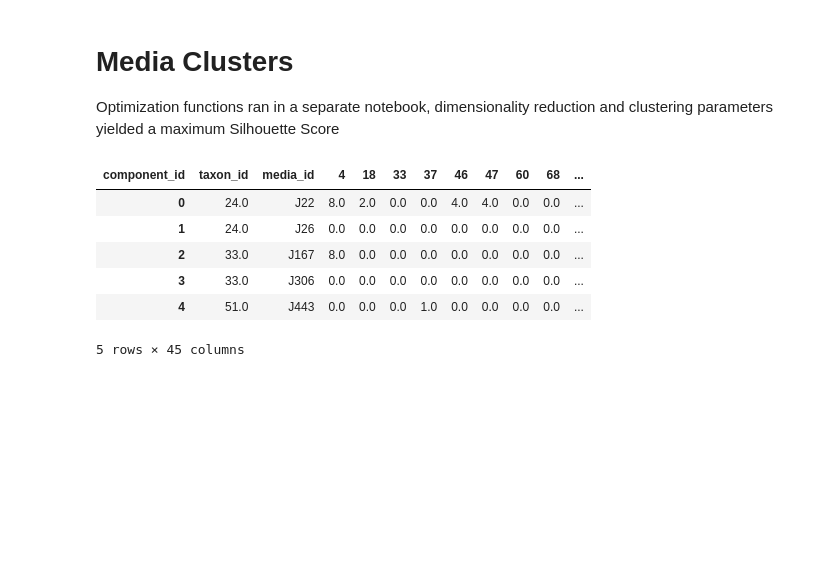
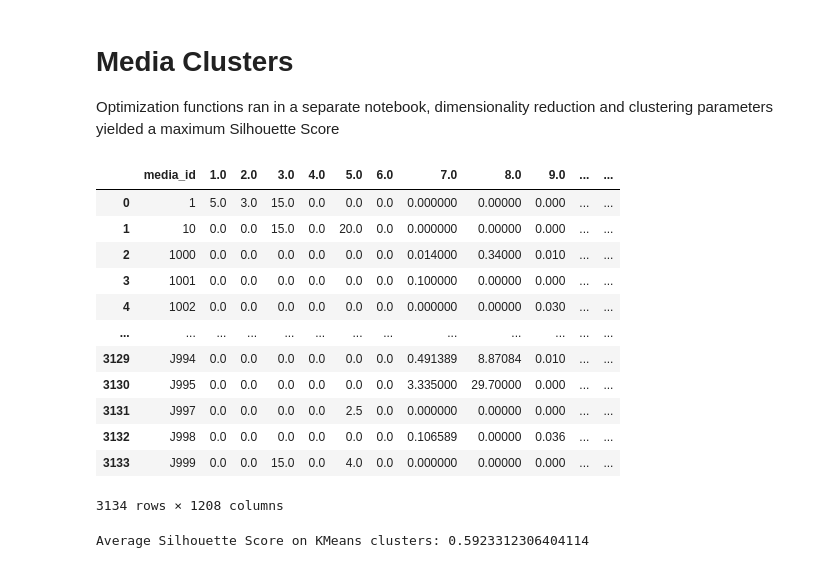
Before and after one commit to giovannellilab/media-prediction, a Jupyter notebook: notebooks/04-Model-Eval.ipynb, the cells around one changed output. Drawn from its saved outputs; the diff is of its cells as text; code cells hidden in the pictures; blank space fills up the shorter version.

Commit message:
Update media clustering

```diff
--- a/notebooks/04-Model-Eval.ipynb
+++ b/notebooks/04-Model-Eval.ipynb
@@ -372,31 +370,68 @@ shap.plots.beeswarm(shap_values)
 # Media Clusters
 
 Optimization functions ran in a separate notebook, dimensionality reduction and clustering parameters yielded a maximum Silhouette Score
-# %%
-media_df = pd.read_csv(os.path.join(DATA_DIR, "media2ec-explode.csv"), low_memory=False)
-
-media_df = media_df.dropna(subset='component_id', how='any')
-media_df['component_id'] = media_df['component_id'].astype(int)
-media_df = media_df[["taxon_id", "media_id", "component_id"]].value_counts().reset_index()
-media_df = media_df.pivot(index=["taxon_id", "media_id"], columns="component_id", values="count")
-media_df = media_df.fillna(0.0).reset_index()
-
-media_df.head()
-# %% [output]
-| component_id | taxon_id | media_id | 4 | 18 | 33 | 37 | 46 | 47 | 60 | 68 | ... |
-| 0 | 24.0 | J22 | 8.0 | 2.0 | 0.0 | 0.0 | 4.0 | 4.0 | 0.0 | 0.0 | ... |
-| 1 | 24.0 | J26 | 0.0 | 0.0 | 0.0 | 0.0 | 0.0 | 0.0 | 0.0 | 0.0 | ... |
-| 2 | 33.0 | J167 | 8.0 | 0.0 | 0.0 | 0.0 | 0.0 | 0.0 | 0.0 | 0.0 | ... |
-| 3 | 33.0 | J306 | 0.0 | 0.0 | 0.0 | 0.0 | 0.0 | 0.0 | 0.0 | 0.0 | ... |
-| 4 | 51.0 | J443 | 0.0 | 0.0 | 0.0 | 1.0 | 0.0 | 0.0 | 0.0 | 0.0 | ... |
-5 rows × 45 columns
+# %%
+# Load dataframe
+media_df = pd.read_csv(os.path.join(DATA_DIR, "mediadive", "all-media-concentrations.csv"), low_memory=False)
+media_df = media_df.fillna(0.0)
+
+# Create a mapping from media_id to a float and apply to dataframe
+media_id_mapping = {media_id: float(i) for i, media_id in enumerate(media_df['media_id'].unique())}
+media_df['media_id_float'] = media_df['media_id'].map(media_id_mapping)
+
+media_df
+# %% [output]
+|  | media_id | 1.0 | 2.0 | 3.0 | 4.0 | 5.0 | 6.0 | 7.0 | 8.0 | 9.0 | ... | ... |
+| 0 | 1 | 5.0 | 3.0 | 15.0 | 0.0 | 0.0 | 0.0 | 0.000000 | 0.00000 | 0.000 | ... | ... |
+| 1 | 10 | 0.0 | 0.0 | 15.0 | 0.0 | 20.0 | 0.0 | 0.000000 | 0.00000 | 0.000 | ... | ... |
+| 2 | 1000 | 0.0 | 0.0 | 0.0 | 0.0 | 0.0 | 0.0 | 0.014000 | 0.34000 | 0.010 | ... | ... |
+| 3 | 1001 | 0.0 | 0.0 | 0.0 | 0.0 | 0.0 | 0.0 | 0.100000 | 0.00000 | 0.000 | ... | ... |
+| 4 | 1002 | 0.0 | 0.0 | 0.0 | 0.0 | 0.0 | 0.0 | 0.000000 | 0.00000 | 0.030 | ... | ... |
+| ... | ... | ... | ... | ... | ... | ... | ... | ... | ... | ... | ... | ... |
+| 3129 | J994 | 0.0 | 0.0 | 0.0 | 0.0 | 0.0 | 0.0 | 0.491389 | 8.87084 | 0.010 | ... | ... |
+| 3130 | J995 | 0.0 | 0.0 | 0.0 | 0.0 | 0.0 | 0.0 | 3.335000 | 29.70000 | 0.000 | ... | ... |
+| 3131 | J997 | 0.0 | 0.0 | 0.0 | 0.0 | 2.5 | 0.0 | 0.000000 | 0.00000 | 0.000 | ... | ... |
+| 3132 | J998 | 0.0 | 0.0 | 0.0 | 0.0 | 0.0 | 0.0 | 0.106589 | 0.00000 | 0.036 | ... | ... |
+| 3133 | J999 | 0.0 | 0.0 | 15.0 | 0.0 | 4.0 | 0.0 | 0.000000 | 0.00000 | 0.000 | ... | ... |
+3134 rows × 1208 columns
 # %%
-TARGET_VAR = "taxon_id" # media_id string issues, try to replace as categorical data
+TARGET_VAR = "media_id_float" # media_id string issues, try to replace as categorical data
 RANDOM_SEED = 47
 
 X_train, X_test, y_train, y_test = train_test_split(
-    media_df.drop(["taxon_id", "media_id"], axis=1),
+    media_df.drop(["media_id", "media_id_float"], axis=1),
     media_df[TARGET_VAR],
     test_size=0.2,
     random_state=RANDOM_SEED
 )
+
+pipeline = Pipeline([
+    ('scaler', StandardScaler()),
+    ('pca', PCA(
+        n_components=500,
+        random_state= RANDOM_SEED
+        )),
+    ('umap', umap.UMAP(
+        metric="euclidean",
+        n_epochs=200,
+        random_state=RANDOM_SEED,
+        n_jobs=1,
+        n_neighbors=17,
+        n_components=32,
+        min_dist=0
+        ))
+])
+
+reduced = pipeline.fit_transform(X_train)
+
+cluster = KMeans(
+    n_clusters=150,
+    random_state=RANDOM_SEED
+)
+
+media_clusters = cluster.fit_predict(reduced)
+
+silhouette_avg = silhouette_score(reduced, media_clusters)
+print(f"Average Silhouette Score on KMeans clusters: {silhouette_avg}")
+# %% [output]
+Average Silhouette Score on KMeans clusters: 0.5923312306404114
```
Also changed, not shown: parts of 8 cells of this notebook.
